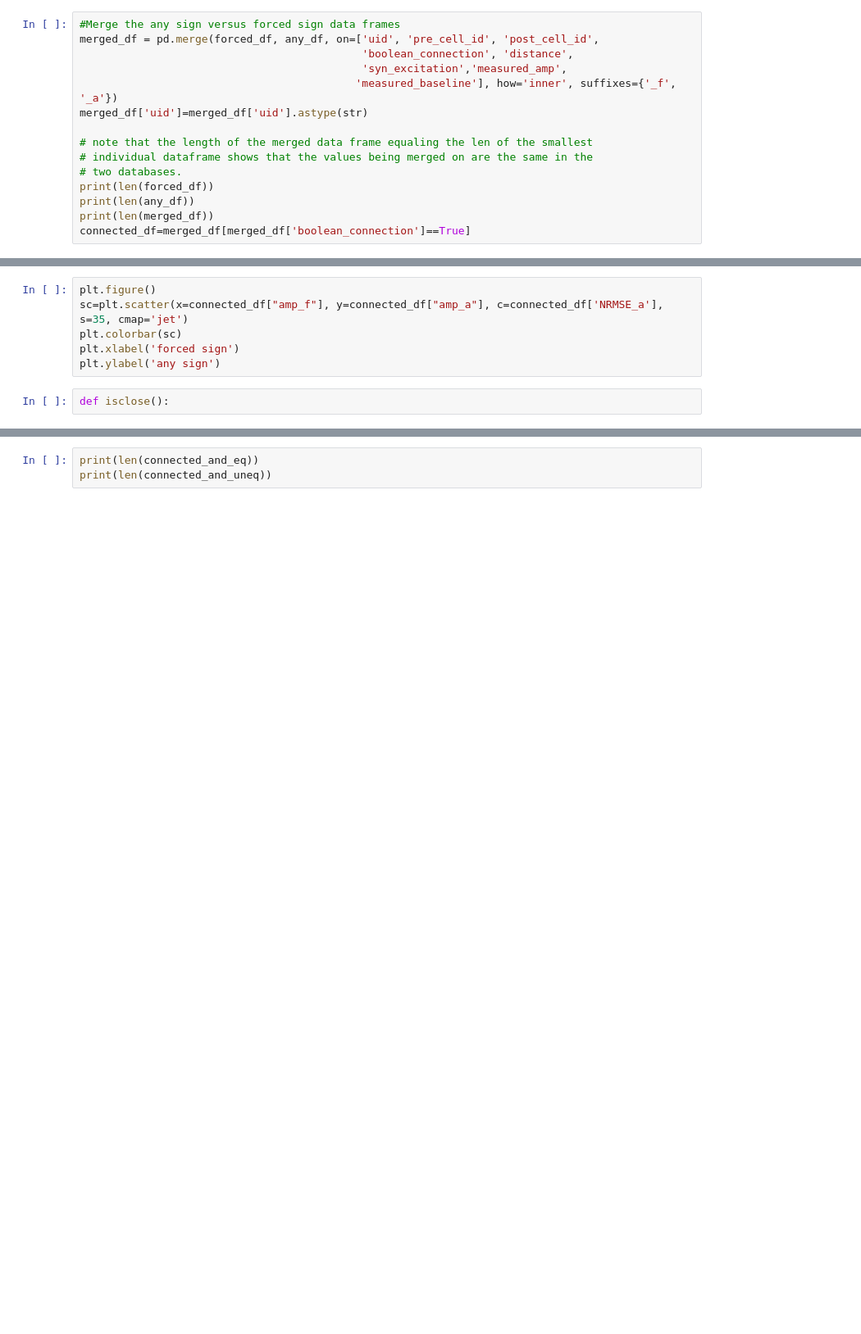
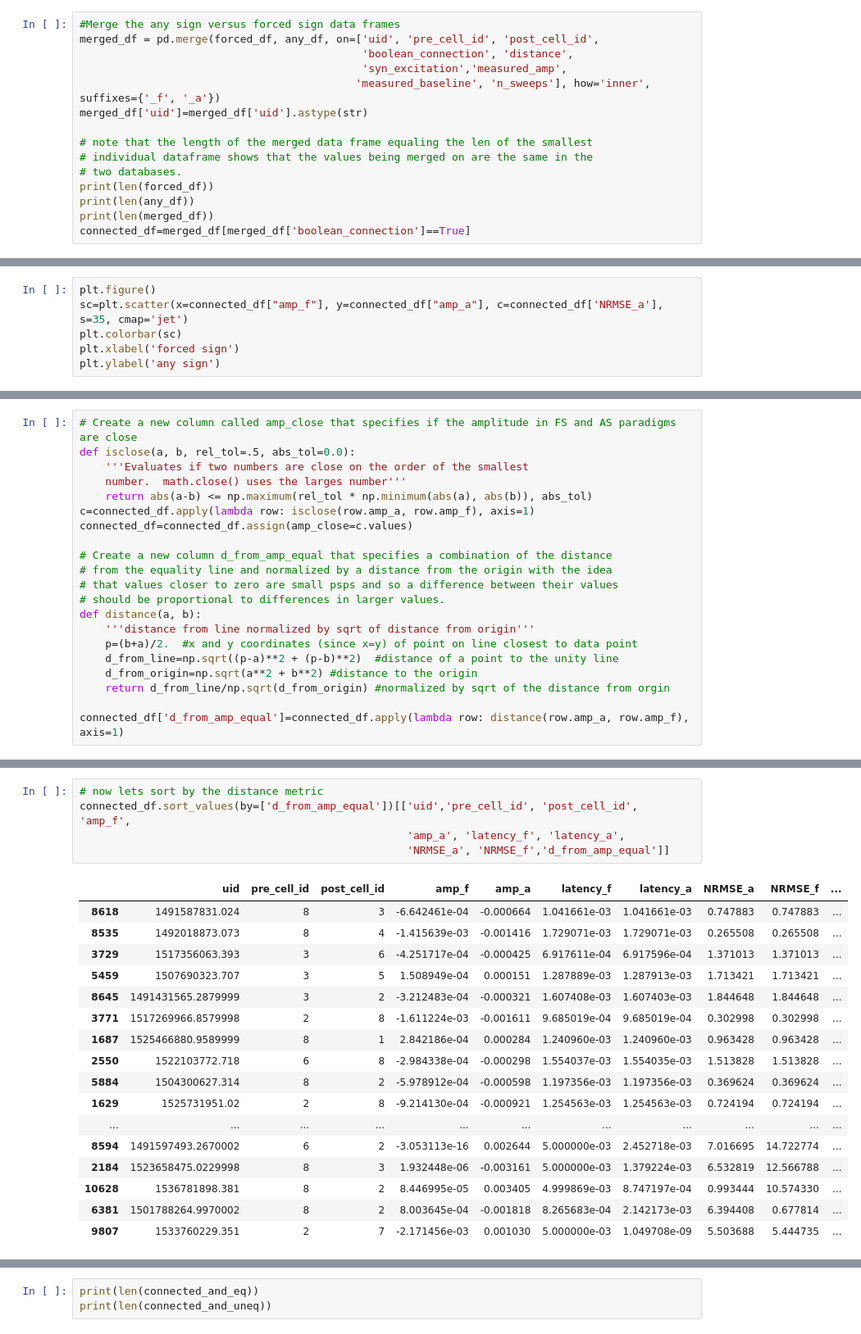
Before and after one commit to aiephys/multipatch_analysis, a Jupyter notebook: analyses/compare_forced_any_sign_FP_average.ipynb, the cells around one changed output, grey strips where cells are left out. Shown at 82% size. Drawn from its saved outputs; the diff is of its cells as text; blank space fills up the shorter version.

```diff
--- a/analyses/compare_forced_any_sign_FP_average.ipynb
+++ b/analyses/compare_forced_any_sign_FP_average.ipynb
@@ -23,7 +24,7 @@ any_df=pd.read_csv('average_fit_any_sign_10_01_18.csv')
 merged_df = pd.merge(forced_df, any_df, on=['uid', 'pre_cell_id', 'post_cell_id',
                                             'boolean_connection', 'distance',
                                             'syn_excitation','measured_amp',
-                                           'measured_baseline'], how='inner', suffixes={'_f', '_a'})
+                                           'measured_baseline', 'n_sweeps'], how='inner', suffixes={'_f', '_a'})
 merged_df['uid']=merged_df['uid'].astype(str)
 
 # note that the length of the merged data frame equaling the len of the smallest
@@ -64,5 +94,3 @@ sc=plt.scatter(x=connected_df["amp_f"], y=connected_df["amp_a"], c=connected_df[
 plt.colorbar(sc)
 plt.xlabel('forced sign')
 plt.ylabel('any sign')
-# %%
-def isclose():
@@ -82,0 +97,21 @@ AttributeError: 'module' object has no attribute 'isclose'
+# %%
+# Create a new column called amp_close that specifies if the amplitude in FS and AS paradigms are close
+def isclose(a, b, rel_tol=.5, abs_tol=0.0):
+    '''Evaluates if two numbers are close on the order of the smallest
+    number.  math.close() uses the larges number'''
+    return abs(a-b) <= np.maximum(rel_tol * np.minimum(abs(a), abs(b)), abs_tol)
+c=connected_df.apply(lambda row: isclose(row.amp_a, row.amp_f), axis=1)
+connected_df=connected_df.assign(amp_close=c.values)
+
+# Create a new column d_from_amp_equal that specifies a combination of the distance
+# from the equality line and normalized by a distance from the origin with the idea
+# that values closer to zero are small psps and so a difference between their values
+# should be proportional to differences in larger values.
+def distance(a, b):
+    '''distance from line normalized by sqrt of distance from origin'''
+    p=(b+a)/2.  #x and y coordinates (since x=y) of point on line closest to data point
+    d_from_line=np.sqrt((p-a)**2 + (p-b)**2)  #distance of a point to the unity line
+    d_from_origin=np.sqrt(a**2 + b**2) #distance to the origin
+    return d_from_line/np.sqrt(d_from_origin) #normalized by sqrt of the distance from orgin
+
+connected_df['d_from_amp_equal']=connected_df.apply(lambda row: distance(row.amp_a, row.amp_f), axis=1)
@@ -82,0 +137,23 @@ AttributeError: 'module' object has no attribute 'isclose'
+# %%
+# now lets sort by the distance metric
+connected_df.sort_values(by=['d_from_amp_equal'])[['uid','pre_cell_id', 'post_cell_id', 'amp_f',
+                                                   'amp_a', 'latency_f', 'latency_a',
+                                                   'NRMSE_a', 'NRMSE_f','d_from_amp_equal']]
+# %% [output]
+|  | uid | pre_cell_id | post_cell_id | amp_f | amp_a | latency_f | latency_a | NRMSE_a | NRMSE_f | ... |
+| 8618 | 1491587831.024 | 8 | 3 | -6.642461e-04 | -0.000664 | 1.041661e-03 | 1.041661e-03 | 0.747883 | 0.747883 | ... |
+| 8535 | 1492018873.073 | 8 | 4 | -1.415639e-03 | -0.001416 | 1.729071e-03 | 1.729071e-03 | 0.265508 | 0.265508 | ... |
+| 3729 | 1517356063.393 | 3 | 6 | -4.251717e-04 | -0.000425 | 6.917611e-04 | 6.917596e-04 | 1.371013 | 1.371013 | ... |
+| 5459 | 1507690323.707 | 3 | 5 | 1.508949e-04 | 0.000151 | 1.287889e-03 | 1.287913e-03 | 1.713421 | 1.713421 | ... |
+| 8645 | 1491431565.2879999 | 3 | 2 | -3.212483e-04 | -0.000321 | 1.607408e-03 | 1.607403e-03 | 1.844648 | 1.844648 | ... |
+| 3771 | 1517269966.8579998 | 2 | 8 | -1.611224e-03 | -0.001611 | 9.685019e-04 | 9.685019e-04 | 0.302998 | 0.302998 | ... |
+| 1687 | 1525466880.9589999 | 8 | 1 | 2.842186e-04 | 0.000284 | 1.240960e-03 | 1.240960e-03 | 0.963428 | 0.963428 | ... |
+| 2550 | 1522103772.718 | 6 | 8 | -2.984338e-04 | -0.000298 | 1.554037e-03 | 1.554035e-03 | 1.513828 | 1.513828 | ... |
+| 5884 | 1504300627.314 | 8 | 2 | -5.978912e-04 | -0.000598 | 1.197356e-03 | 1.197356e-03 | 0.369624 | 0.369624 | ... |
+| 1629 | 1525731951.02 | 2 | 8 | -9.214130e-04 | -0.000921 | 1.254563e-03 | 1.254563e-03 | 0.724194 | 0.724194 | ... |
+| ... | ... | ... | ... | ... | ... | ... | ... | ... | ... | ... |
+| 8594 | 1491597493.2670002 | 6 | 2 | -3.053113e-16 | 0.002644 | 5.000000e-03 | 2.452718e-03 | 7.016695 | 14.722774 | ... |
+| 2184 | 1523658475.0229998 | 8 | 3 | 1.932448e-06 | -0.003161 | 5.000000e-03 | 1.379224e-03 | 6.532819 | 12.566788 | ... |
+| 10628 | 1536781898.381 | 8 | 2 | 8.446995e-05 | 0.003405 | 4.999869e-03 | 8.747197e-04 | 0.993444 | 10.574330 | ... |
+| 6381 | 1501788264.9970002 | 8 | 2 | 8.003645e-04 | -0.001818 | 8.265683e-04 | 2.142173e-03 | 6.394408 | 0.677814 | ... |
+| 9807 | 1533760229.351 | 2 | 7 | -2.171456e-03 | 0.001030 | 5.000000e-03 | 1.049708e-09 | 5.503688 | 5.444735 | ... |
```
Also changed, not shown: parts of 14 cells of this notebook, 1 other file.
